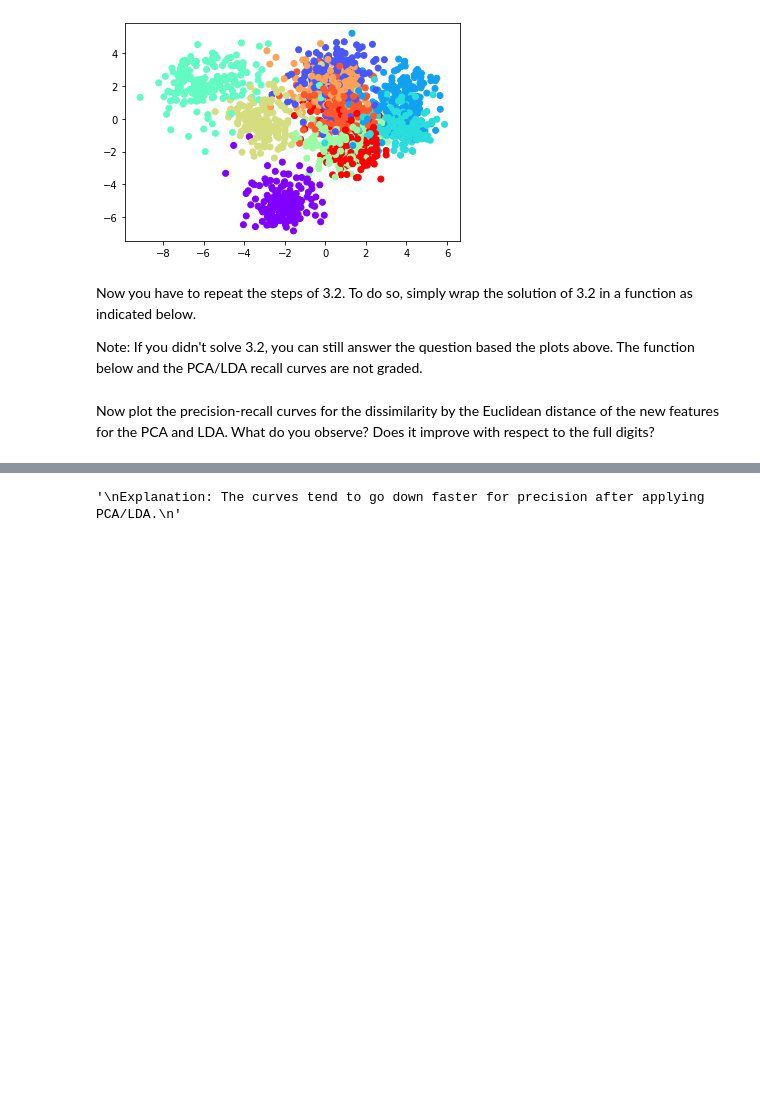
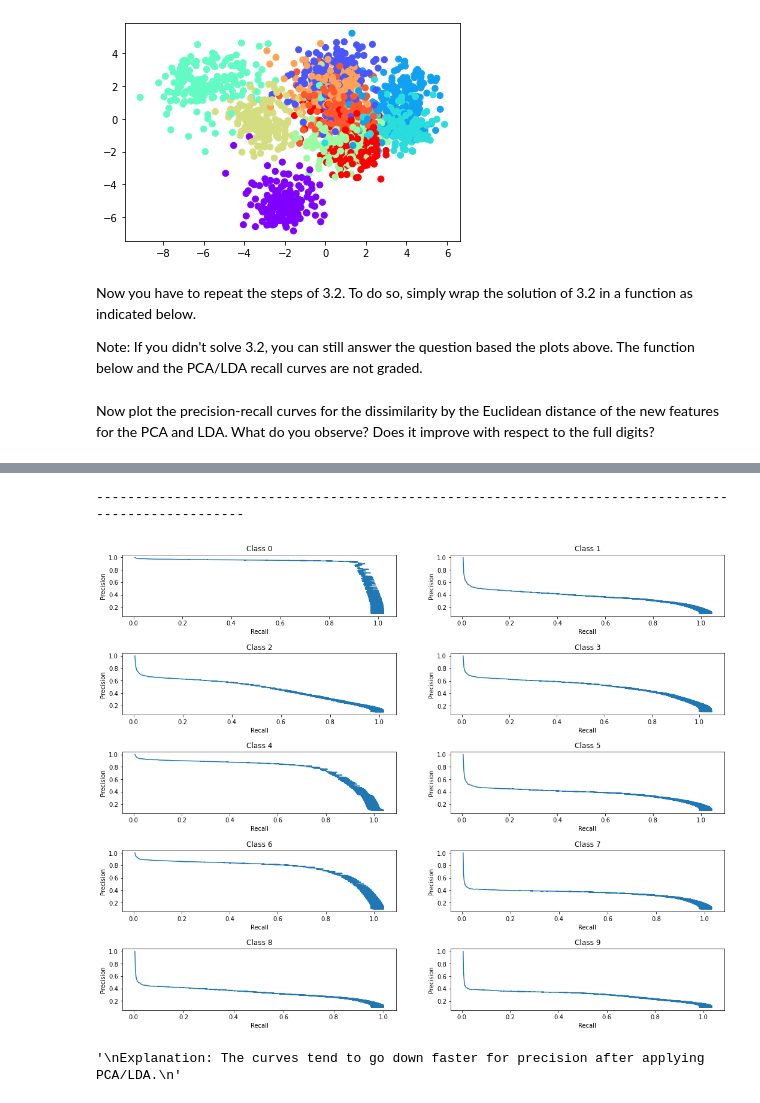
Before and after one commit to YYYasin19/kit-ml-natsc, a Jupyter notebook: Exercise_03/Exercise03.ipynb, the cells around one changed output, grey strips where cells are left out. Saved outputs shown, nothing was run; the diff lists cells and outputs as text; code cells hidden in the pictures; blank space fills up the shorter version.

```diff
--- a/Exercise_03/Exercise03.ipynb
+++ b/Exercise_03/Exercise03.ipynb
@@ -349 +369,7 @@ plot_precision_recall(pkm_lda, rkm_lda, target)
+# %%
+print("-"*100)
+plt_precision_vs_recall(pkm_lda, rkm_lda, target)
+# %% [output]
+----------------------------------------------------------------------------------------------------
+[figure, added]
 # %%
```
Also changed, not shown: parts of 7 cells of this notebook.
